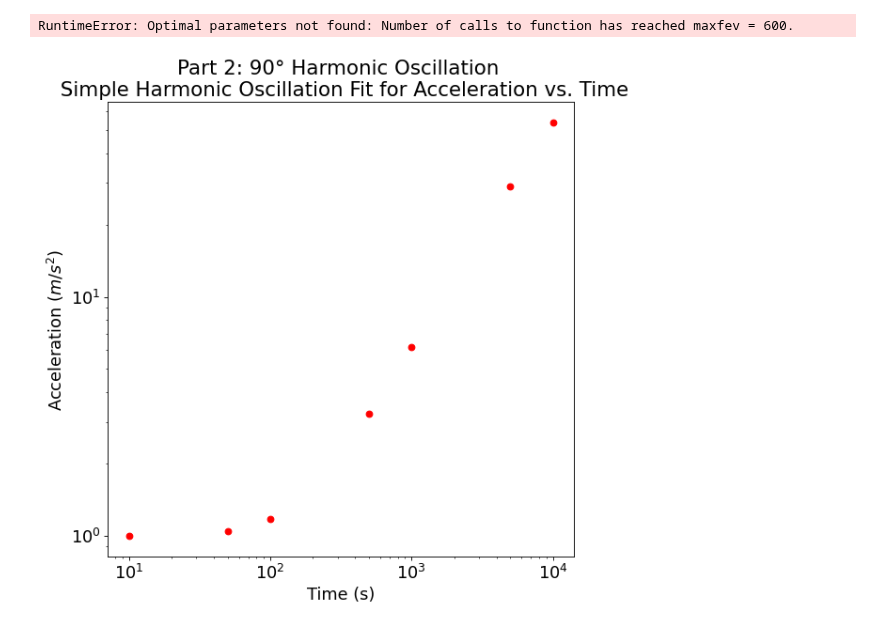
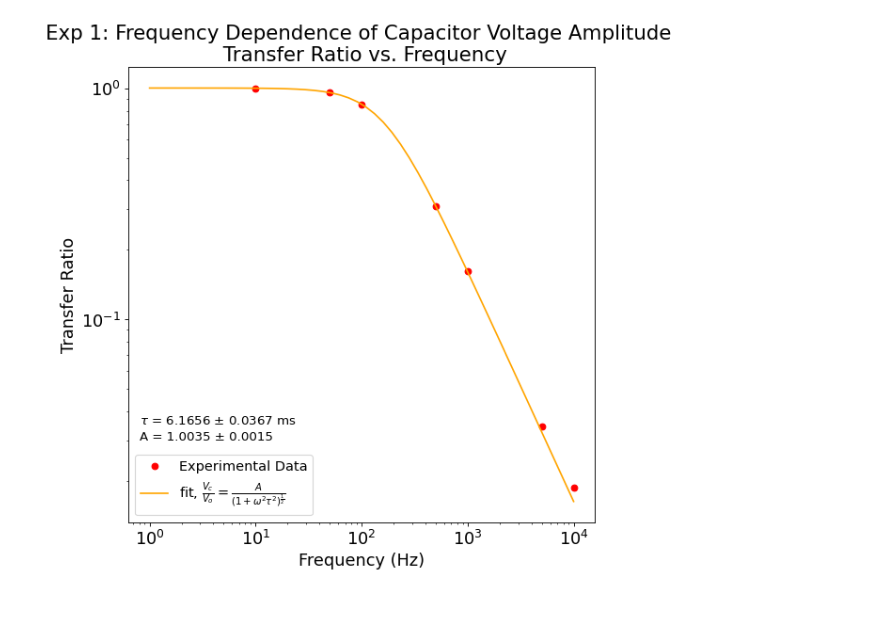
Before and after one commit to matthew-ding/physics5bl, a Jupyter notebook: Lab9/Lab10 Exp1.ipynb, the cells around one changed output. Saved outputs shown, nothing was run; the diff lists cells and outputs as text; code cells hidden in the pictures.

```diff
--- a/Lab9/Lab10 Exp1.ipynb
+++ b/Lab9/Lab10 Exp1.ipynb
@@ -18,26 +22,30 @@ def fit_model(x, A, tau):
 # %%
-start_pars = [69, 1]
+start_pars = [1, 0.01]
 
-pars, cov = opt.curve_fit(fit_model, freq, Vo_Vc, p0=start_pars)
+pars, cov = opt.curve_fit(fit_model, freq, Vc_Vo, p0=start_pars)
 
-pars
+A, tau = pars
+A_err, tau_err = np.sqrt(np.diag(cov))
+
+y_pred = fit_model(np.logspace(0, 4), A, tau)
-# %% [output]
-RuntimeError: Optimal parameters not found: Number of calls to function has reached maxfev = 600.
 # %%
 # Best-fit plots
 
 # Sets figure size etc.
 fig1=plt.figure(figsize=(8, 8), dpi= 80, facecolor='w', edgecolor='k')
 plt.rcParams.update({'font.size': '16'})
 
 # Data and fit
-plt.loglog(freq, Vo_Vc, 'ro')
+plt.loglog(freq, Vc_Vo, 'ro', label='Experimental Data')
+plt.plot(np.logspace(0, 4), y_pred, color='orange', label=r'fit, $\frac{V_c}{V_o}=\frac{A}{(1+\omega^2\tau^2)^\frac{1}{2}}$')
 
 # Axes label and title
-plt.title("Part 2: 90° Harmonic Oscillation \n Simple Harmonic Oscillation Fit for Acceleration vs. Time")
-plt.xlabel("Time (s)")
-plt.ylabel("Acceleration $(m/s^2)$")
-# plt.legend(loc='upper right', prop={'size': 13})
+plt.title("Exp 1: Frequency Dependence of Capacitor Voltage Amplitude \n Transfer Ratio vs. Frequency")
+plt.xlabel("Frequency (Hz)")
+plt.ylabel("Transfer Ratio")
+plt.legend(loc='lower left', prop={'size': 13})
+plt.text(.8, .03, "A = %5.4f \u00b1 %5.4f" %(A, A_err), fontsize=12)
+plt.text(.8, .035, r'$\tau$ '+"= 6.1656 \u00b1 0.0367 ms", fontsize=12)
 plt.show()
 # %% [output]
-[figure, old version]
+[figure, new version]
```
Also changed, not shown: parts of 5 cells of this notebook, 1 other file.
